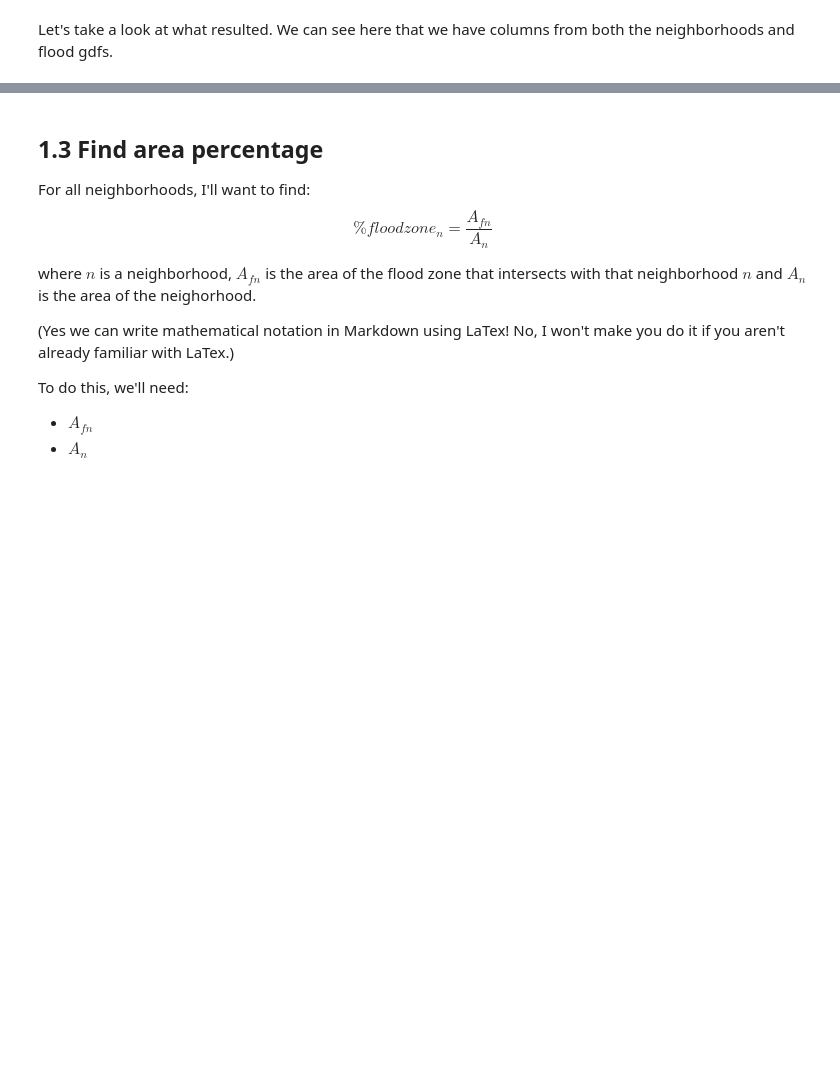
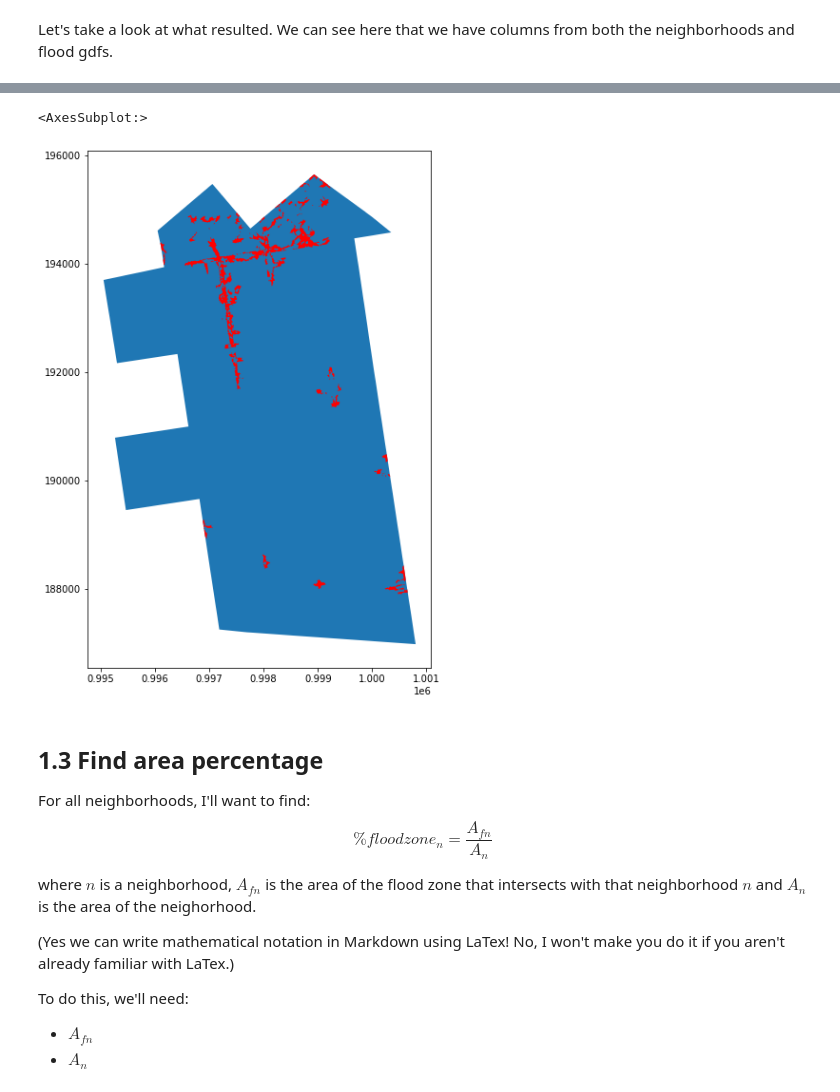
Before and after one commit to iamwfx/4680_5680_intro_uds, a Jupyter notebook: Week3/W3_geodata_linking.ipynb, the cells around one changed output, grey strips where cells are left out. Cells and saved outputs as stored; diff of their text form; code cells hidden in the pictures; blank space fills up the shorter version.

```diff
--- a/Week3/W3_geodata_linking.ipynb
+++ b/Week3/W3_geodata_linking.ipynb
@@ -49,9 +62,11 @@ nta.plot()
 
 
 
-flood_2050 = gpd.read_file("NYC_Stormwater_Flood_Map_-_Moderate_Flood_with_2050_Sea_Level_Rise/NYC Stormwater Flood Map - Moderate Flood with 2050 Sea Level Rise.gdb",
-                        driver='FileGDB',
-                        layer=0)
+# flood_2050 = gpd.read_file("NYC_Stormwater_Flood_Map_-_Moderate_Flood_with_2050_Sea_Level_Rise/NYC Stormwater Flood Map - Moderate Flood with 2050 Sea Level Rise.gdb",
+#                         driver='FileGDB',
+#                         layer=0)
+
+flood_2050 = gpd.read_file('flood_2050.geojson',driver='GeoJSON')
 
 # And this file name is terrible.
 # Ok enough griping.
@@ -58,2 +82,4 @@ flood_2050 = gpd.read_file("NYC_Stormwater_Flood_Map_-_Moderate_Flood_with_2050_
+# %%
+flood_2050 = flood_2050.rename(columns={'Flooding_C':'Flooding_Category'})
 # %%
 flood_2050.head()
@@ -110,12 +194,15 @@ nta_2263_overlay_flood.head()
 # %%
 ## I'm just going to select one neighborhood and see what this overlay looks like
-fig1,ax1 = plt.subplots(1,1,figsize=(10,10))
+fig1, ax1 = plt.subplots(1,1,figsize=(10,10))
 
 ## Plotting the neighborhood BK43
-nta_2263[nta_2263['ntacode']=='BK43'].plot(ax=ax1)
+nta_2263[nta_2263['ntacode']=='BK75'].plot(ax=ax1)
 
 ## Plotting the flood zone intersecting with the neighborhood
-nta_2263_overlay_flood[nta_2263_overlay_flood['ntacode']=='BK43'].plot(ax=ax1,color='red')
+nta_2263_overlay_flood[nta_2263_overlay_flood['ntacode']=='BK75'].plot(ax=ax1,color='red')
+# %% [output]
+<AxesSubplot:>
+[figure, added]
 # %% [markdown]
 ## 1.3 Find area percentage
 For all neighborhoods, I'll want to find:
```
Also changed, not shown: parts of 27 cells of this notebook.
